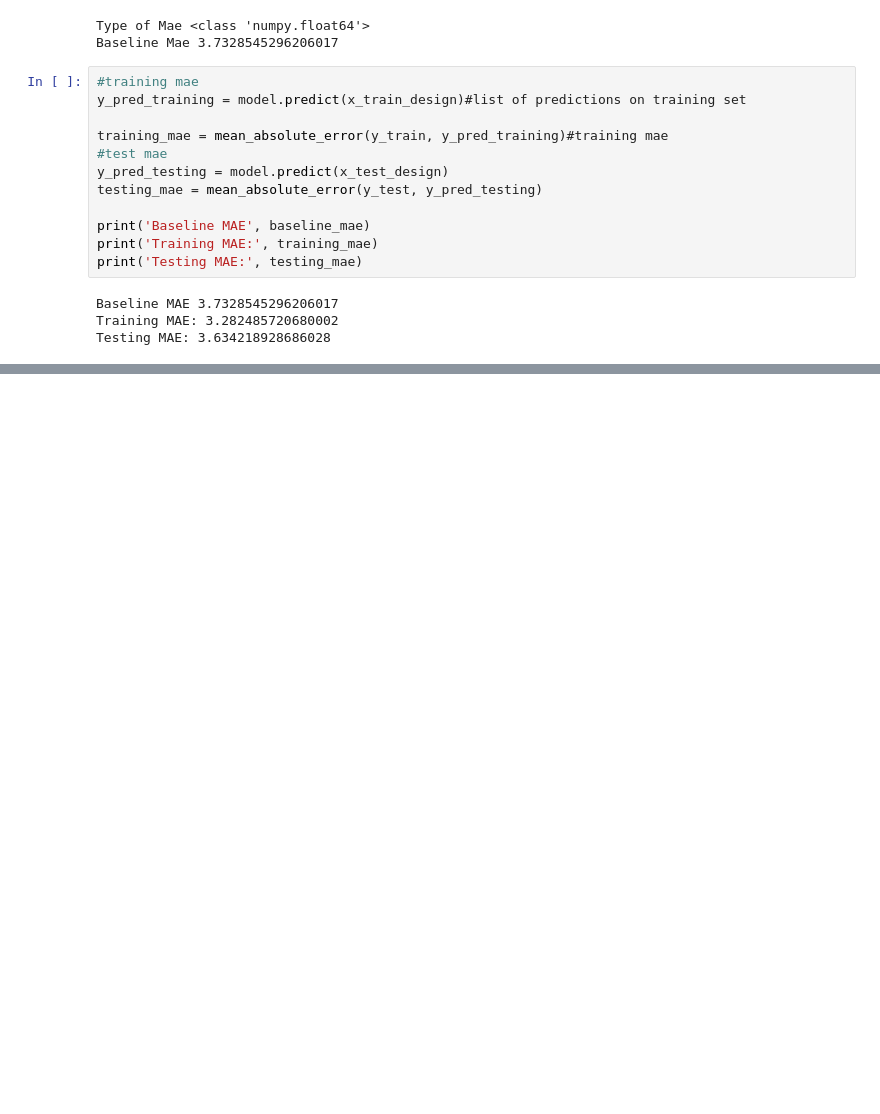
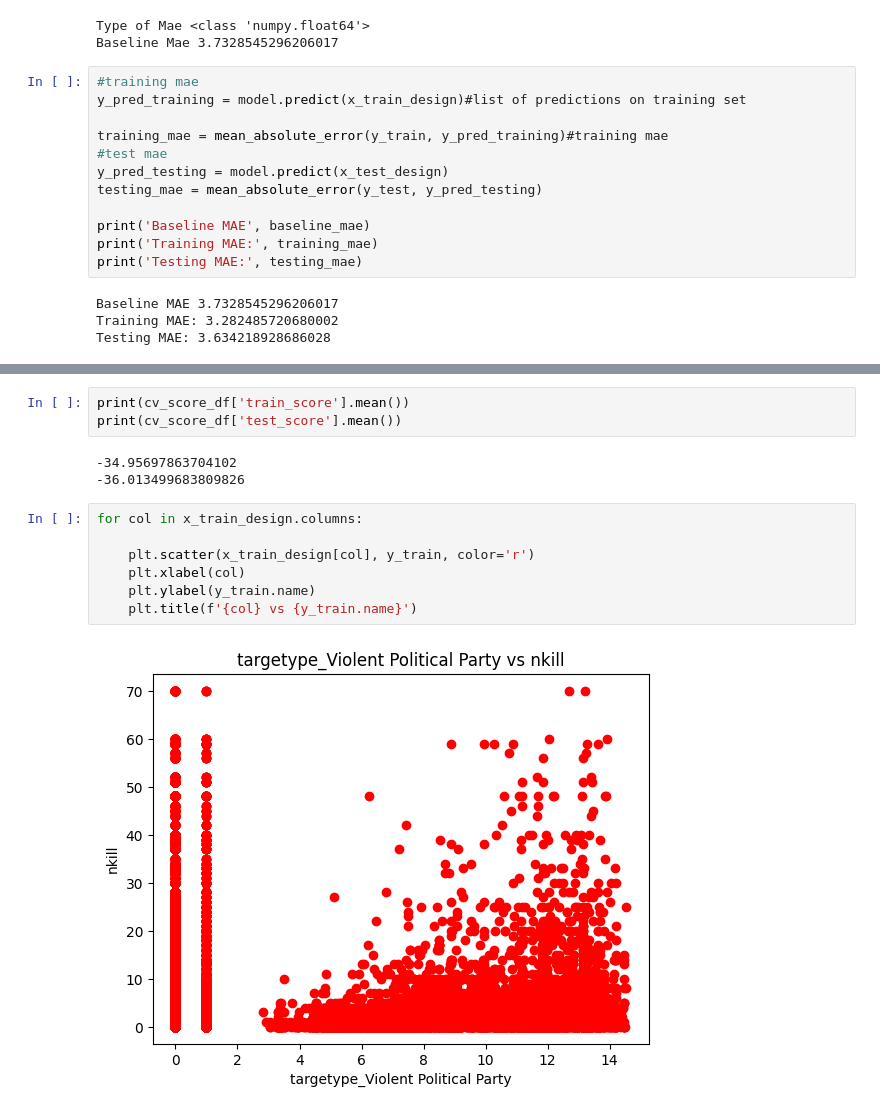
Before and after one commit to pabrokim/Terrorism-in-Nigeria, a Jupyter notebook: terror_data.ipynb, the cells around one changed output, grey strips where cells are left out. Saved outputs shown, nothing was run; the diff lists cells and outputs as text; blank space fills up the shorter version.

Commit message:
CHeck MSE scores

```diff
--- a/terror_data.ipynb
+++ b/terror_data.ipynb
@@ -262,0 +307,15 @@ Your model isn't good. Improve it!
+# %%
+print(cv_score_df['train_score'].mean())
+print(cv_score_df['test_score'].mean())
+# %% [output]
+-34.95697863704102
+-36.013499683809826
+# %%
+for col in x_train_design.columns:
+
+    plt.scatter(x_train_design[col], y_train, color='r')
+    plt.xlabel(col)
+    plt.ylabel(y_train.name)
+    plt.title(f'{col} vs {y_train.name}')
+# %% [output]
+[figure, added]
```
Also changed, not shown: parts of 9 cells of this notebook.
